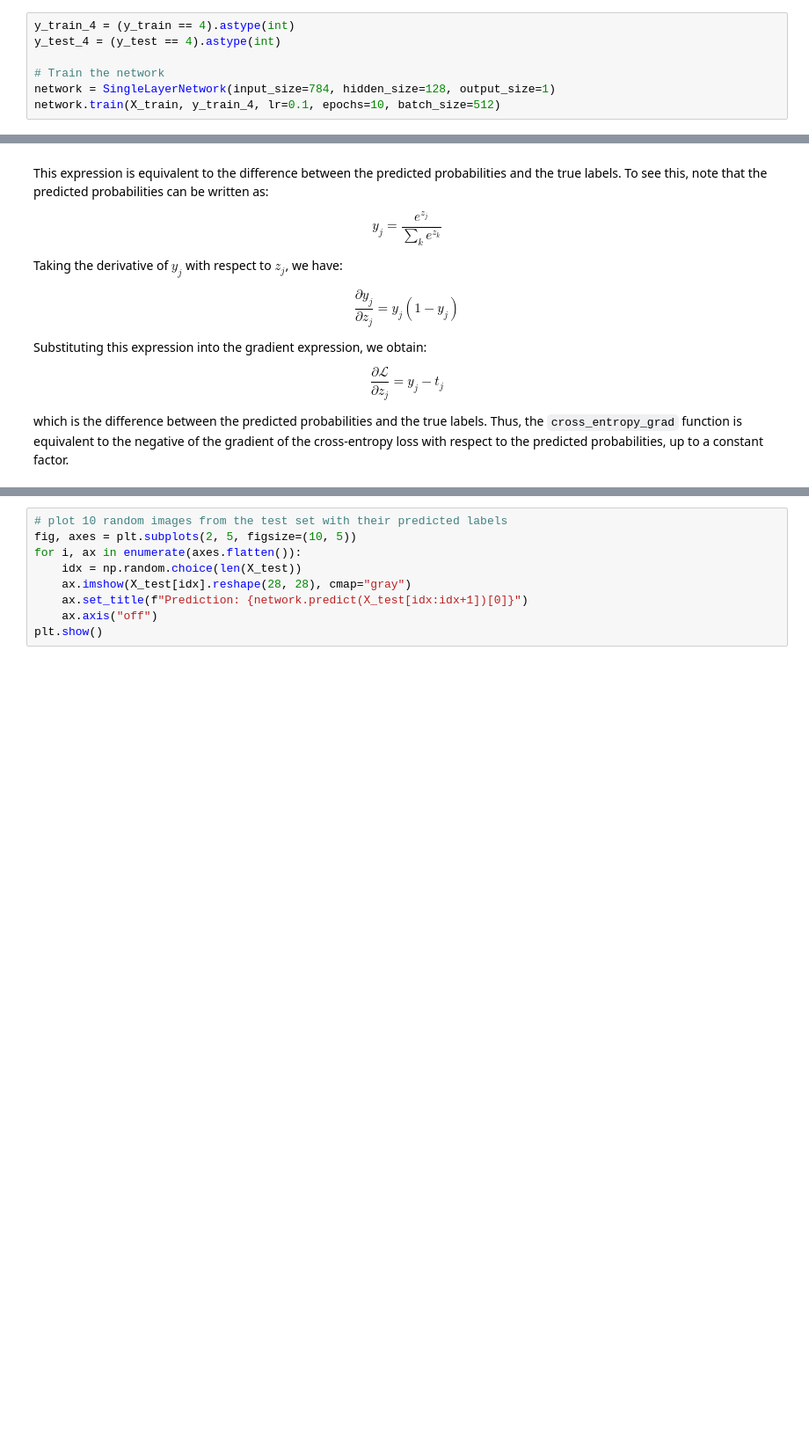
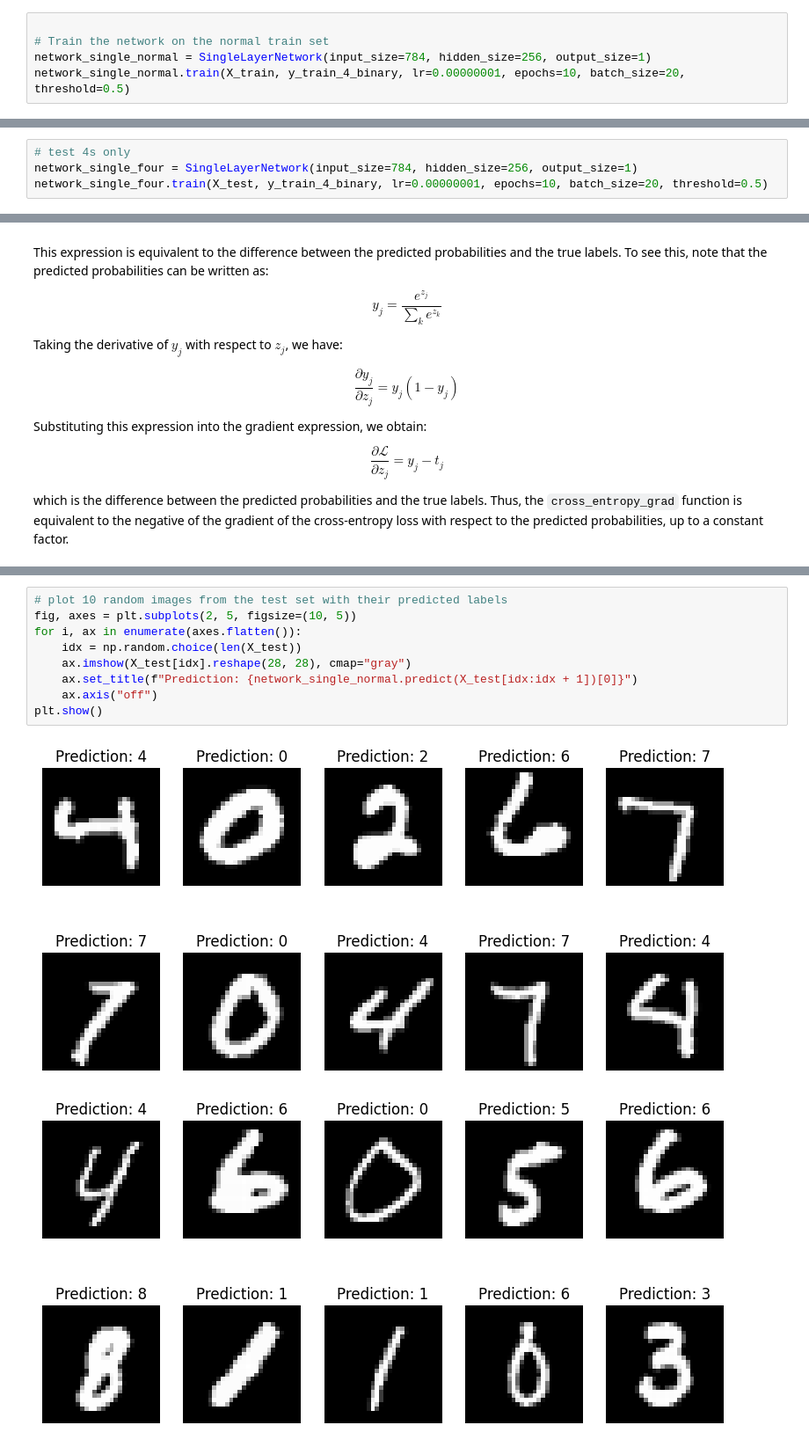
Before and after one commit to fhnw-ivy/vta_mc1, a Jupyter notebook: gpt.ipynb, the cells around one changed output, grey strips where cells are left out. Shown: that part at 88% size. Drawn from its saved outputs; the diff is of its cells as text; blank space fills up the shorter version.

```diff
--- a/gpt.ipynb
+++ b/gpt.ipynb
@@ -215,8 +273,6 @@ class SingleLayerNetwork():
 # %%
-y_train_4 = (y_train == 4).astype(int)
-y_test_4 = (y_test == 4).astype(int)
 
-# Train the network
-network = SingleLayerNetwork(input_size=784, hidden_size=128, output_size=1)
-network.train(X_train, y_train_4, lr=0.1, epochs=10, batch_size=512)
+# Train the network on the normal train set
+network_single_normal = SingleLayerNetwork(input_size=784, hidden_size=256, output_size=1)
+network_single_normal.train(X_train, y_train_4_binary, lr=0.00000001, epochs=10, batch_size=20, threshold=0.5)
 # %% [output]
@@ -232,0 +289,4 @@ Epoch 10 - Loss: 78.9096 - Accuracy: 0.9026
+# %%
+# test 4s only
+network_single_four = SingleLayerNetwork(input_size=784, hidden_size=256, output_size=1)
+network_single_four.train(X_test, y_train_4_binary, lr=0.00000001, epochs=10, batch_size=20, threshold=0.5)
@@ -400,9 +502,12 @@ print(f"Accuracy: {network.evaluate(X_test, one_hot_encode(y_test)):.4f}")
 # %%
 # plot 10 random images from the test set with their predicted labels
 fig, axes = plt.subplots(2, 5, figsize=(10, 5))
 for i, ax in enumerate(axes.flatten()):
     idx = np.random.choice(len(X_test))
     ax.imshow(X_test[idx].reshape(28, 28), cmap="gray")
-    ax.set_title(f"Prediction: {network.predict(X_test[idx:idx+1])[0]}")
+    ax.set_title(f"Prediction: {network_single_normal.predict(X_test[idx:idx + 1])[0]}")
     ax.axis("off")
 plt.show()
+# %% [output]
+[figure, added]
+[figure, added]
```
Also changed, not shown: parts of 12 cells of this notebook, 4 other files.
